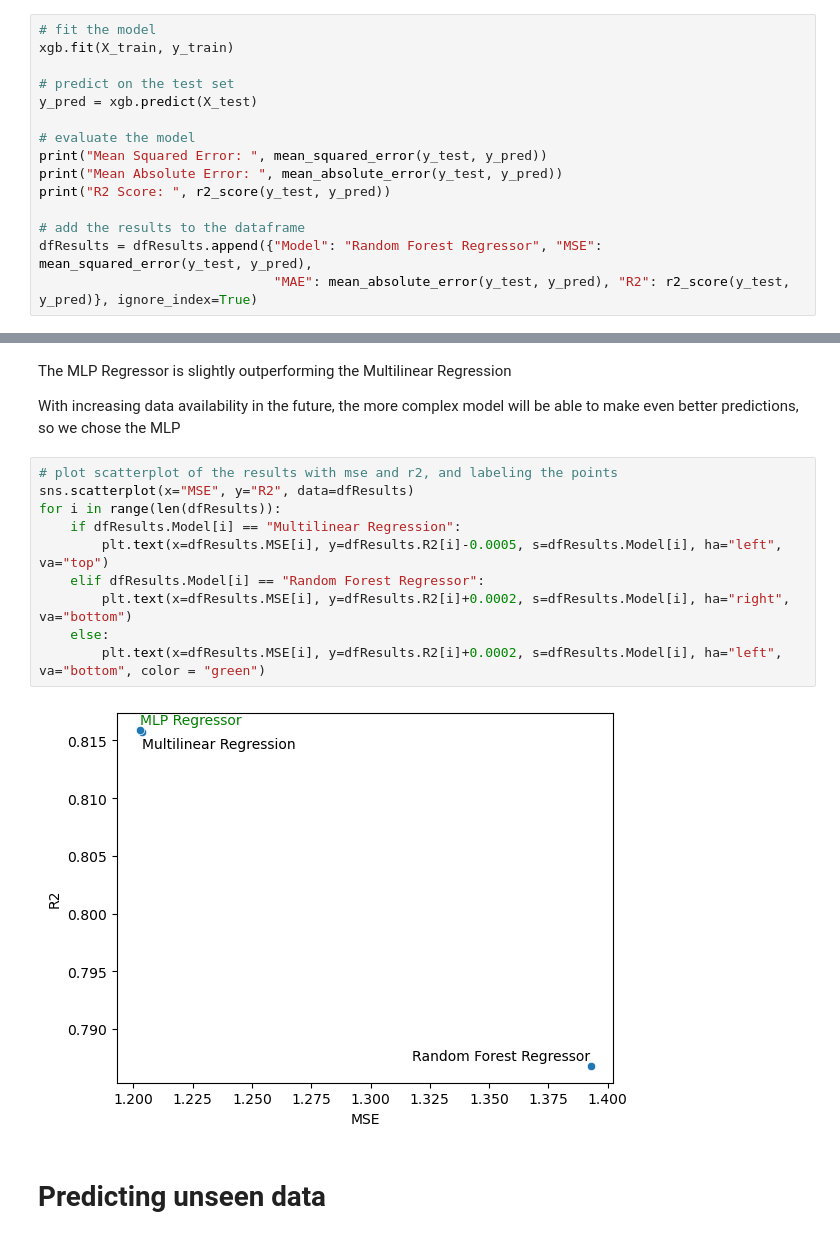
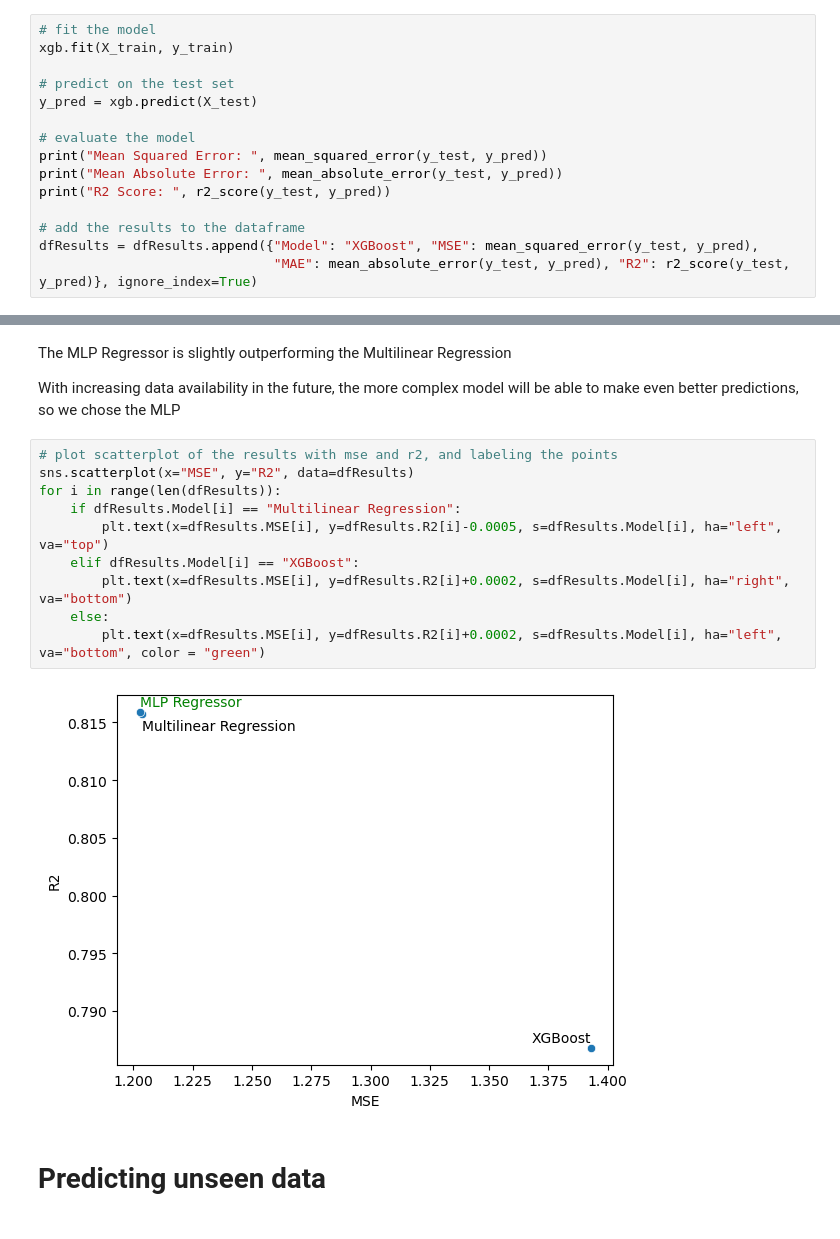
Before and after one commit to theMarlonski/AML-Final, a Jupyter notebook: notebooks/sales-prediction.ipynb, the cells around one changed output, grey strips where cells are left out. Drawn from its saved outputs; the diff is of its cells as text.

```diff
--- a/notebooks/sales-prediction.ipynb
+++ b/notebooks/sales-prediction.ipynb
@@ -303,7 +317,7 @@ print("Mean Absolute Error: ", mean_absolute_error(y_test, y_pred))
 print("R2 Score: ", r2_score(y_test, y_pred))
 
 # add the results to the dataframe
-dfResults = dfResults.append({"Model": "Random Forest Regressor", "MSE": mean_squared_error(y_test, y_pred),
+dfResults = dfResults.append({"Model": "XGBoost", "MSE": mean_squared_error(y_test, y_pred),
                               "MAE": mean_absolute_error(y_test, y_pred), "R2": r2_score(y_test, y_pred)}, ignore_index=True)
 # %% [output]
 Mean Squared Error:  1.3927887690235063
@@ -435,15 +449,15 @@ With increasing data availability in the future, the more complex model will be
 # %%
 # plot scatterplot of the results with mse and r2, and labeling the points
 sns.scatterplot(x="MSE", y="R2", data=dfResults)
 for i in range(len(dfResults)):
     if dfResults.Model[i] == "Multilinear Regression":
         plt.text(x=dfResults.MSE[i], y=dfResults.R2[i]-0.0005, s=dfResults.Model[i], ha="left", va="top")
-    elif dfResults.Model[i] == "Random Forest Regressor":
+    elif dfResults.Model[i] == "XGBoost":
         plt.text(x=dfResults.MSE[i], y=dfResults.R2[i]+0.0002, s=dfResults.Model[i], ha="right", va="bottom")
     else:
         plt.text(x=dfResults.MSE[i], y=dfResults.R2[i]+0.0002, s=dfResults.Model[i], ha="left", va="bottom", color = "green")
 # %% [output]
-[figure, old version]
+[figure, new version]
 # %% [markdown]
 # Predicting unseen data
 # %%
```
Also changed, not shown: parts of 2 cells of this notebook.
